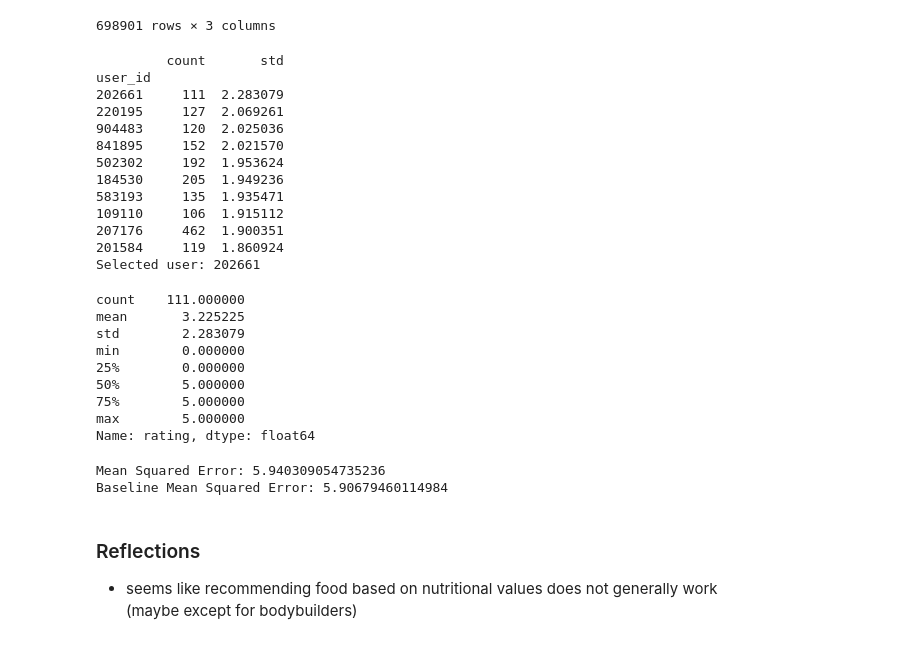
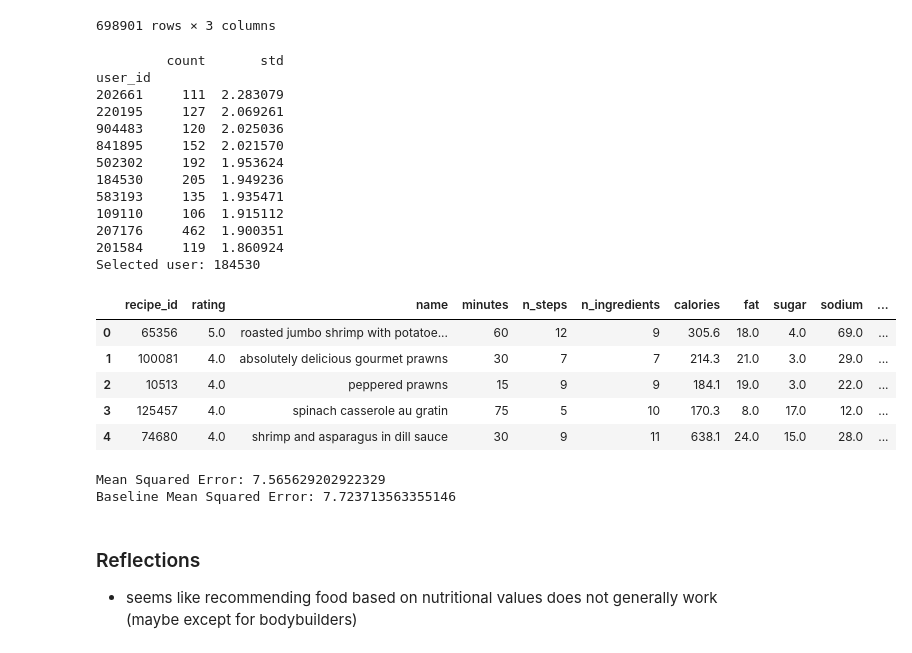
Before and after one commit to huncut47/ds-in-prod, a Jupyter notebook: recsys/exercise02/exercise_02.ipynb, the cells around one changed output. Saved outputs shown, nothing was run; the diff lists cells and outputs as text; code cells hidden in the pictures.

```diff
--- a/recsys/exercise02/exercise_02.ipynb
+++ b/recsys/exercise02/exercise_02.ipynb
@@ -52,49 +52,49 @@ df_recipe_rating
 #          to predict ratings.
 #          Try it out on users with a high number of ratings.
 #          Try some train-test split to evaluate performance.
 
 # find users with many ratings AND high variance
 user_stats = df_recipe_rating.groupby('user_id')['rating'].agg(['count', 'std'])
 top_users = user_stats[(user_stats['count'] > 100) & (user_stats['std'] > 1.0)]
 top_users = top_users.sort_values('std', ascending=False)
 print(top_users.head(10))
 
 # pick a user with a high number of ratings
-target_id = top_users.index[0]
+target_id = top_users.index[5]
 print(f"Selected user: {target_id}")
 
 # select the ratings of a specific user
 df_user = df_recipe_rating[df_recipe_rating['user_id']==target_id][['recipe_id','rating']] # recipes for which the user `target_id` has given ratings
 df_rec = pd.merge(df_user, df_recipe, on='recipe_id', how='inner') # merge with the recipe data to get the features of the recipes
 
-df_user['rating'].value_counts()
-df_user['rating'].describe()
+df_rec.head()
+
+# df_user['rating'].value_counts()
+# df_user['rating'].describe()
 # %% [output]
          count       std
 user_id
 202661     111  2.283079
 220195     127  2.069261
 904483     120  2.025036
 841895     152  2.021570
 502302     192  1.953624
 184530     205  1.949236
 583193     135  1.935471
 109110     106  1.915112
 207176     462  1.900351
 201584     119  1.860924
-Selected user: 202661
+Selected user: 184530
-count    111.000000
-mean       3.225225
-std        2.283079
-min        0.000000
-25%        0.000000
-50%        5.000000
-75%        5.000000
-max        5.000000
-Name: rating, dtype: float64
+|  | recipe_id | rating | name | minutes | n_steps | n_ingredients | calories | fat | sugar | sodium | ... |
+| 0 | 65356 | 5.0 | roasted jumbo shrimp with potatoe... | 60 | 12 | 9 | 305.6 | 18.0 | 4.0 | 69.0 | ... |
+| 1 | 100081 | 4.0 | absolutely delicious gourmet prawns | 30 | 7 | 7 | 214.3 | 21.0 | 3.0 | 29.0 | ... |
+| 2 | 10513 | 4.0 | peppered prawns | 15 | 9 | 9 | 184.1 | 19.0 | 3.0 | 22.0 | ... |
+| 3 | 125457 | 4.0 | spinach casserole au gratin | 75 | 5 | 10 | 170.3 | 8.0 | 17.0 | 12.0 | ... |
+| 4 | 74680 | 4.0 | shrimp and asparagus in dill sauce | 30 | 9 | 11 | 638.1 | 24.0 | 15.0 | 28.0 | ... |
 # %%
 # define features
-features = ['minutes', 'n_steps', 'n_ingredients', 'calories', 'fat', 'sugar', 'sodium', 'protein', 'saturated', 'carbs']
+# features = ['minutes', 'n_steps', 'n_ingredients', 'calories', 'fat', 'sugar', 'sodium', 'protein', 'saturated', 'carbs']
+features = ['calories', 'fat', 'sugar', 'protein']
 
 # split training and test
 # 80/20 split
@@ -118,8 +118,8 @@ baseline_prediction = train_df['rating'].mean()
 baseline_mse = mean_squared_error(test_df['rating'], [baseline_prediction] * len(test_df))
 print(f'Baseline Mean Squared Error: {baseline_mse}')
 # %% [output]
-Mean Squared Error: 5.940309054735236
-Baseline Mean Squared Error: 5.90679460114984
+Mean Squared Error: 7.565629202922329
+Baseline Mean Squared Error: 7.723713563355146
 # %% [markdown]
 ### Reflections
 
```
Also changed, not shown: parts of 18 cells of this notebook, 2 other files.
